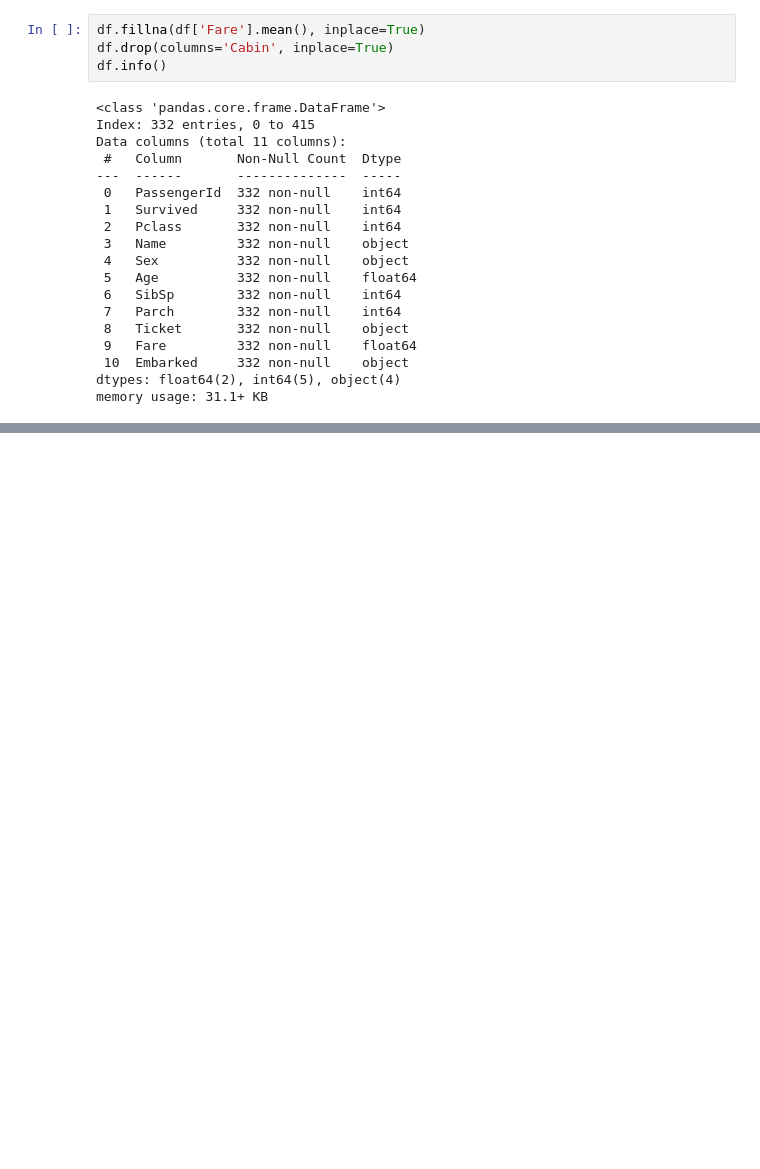
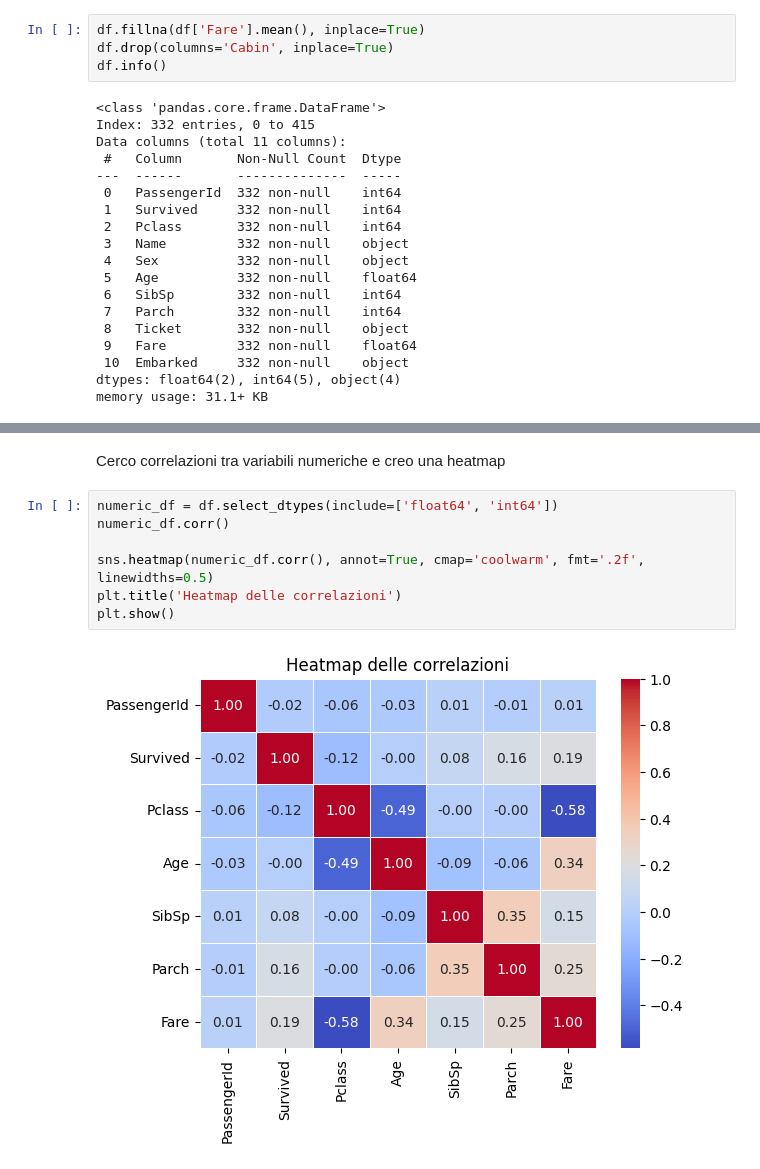
Before and after one commit to saajann/data-science, a Jupyter notebook: examples/02_titanic_EDA.ipynb, the cells around one changed output, grey strips where cells are left out. Saved outputs shown, nothing was run; the diff lists cells and outputs as text; blank space fills up the shorter version.

```diff
--- a/examples/02_titanic_EDA.ipynb
+++ b/examples/02_titanic_EDA.ipynb
@@ -113,0 +149,11 @@ memory usage: 31.1+ KB
+# %% [markdown]
+Cerco correlazioni tra variabili numeriche e creo una heatmap
+# %%
+numeric_df = df.select_dtypes(include=['float64', 'int64'])
+numeric_df.corr()
+
+sns.heatmap(numeric_df.corr(), annot=True, cmap='coolwarm', fmt='.2f', linewidths=0.5)
+plt.title('Heatmap delle correlazioni')
+plt.show()
+# %% [output]
+[figure, added]
```
Also changed, not shown: parts of 7 cells of this notebook.
